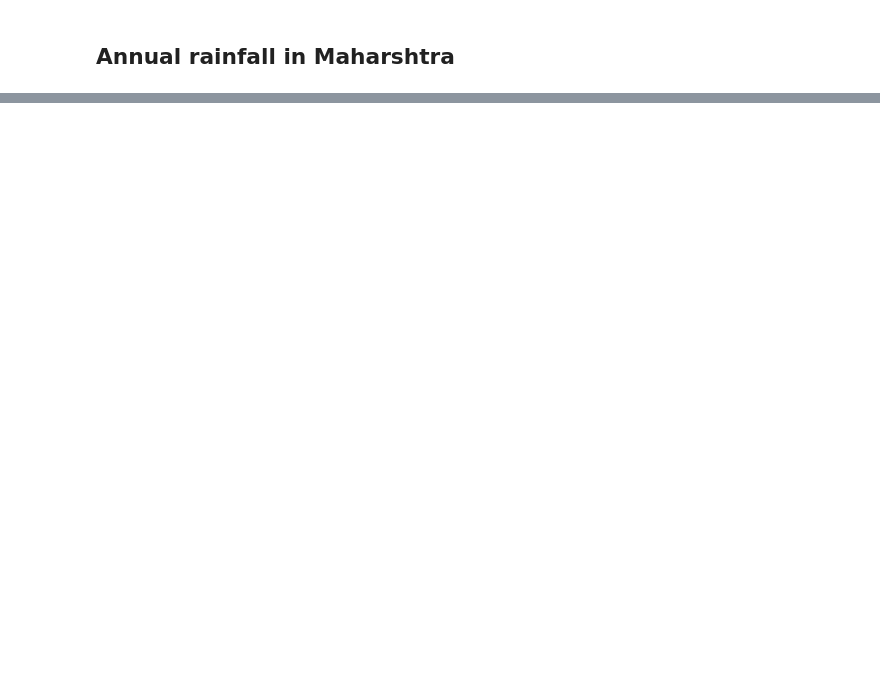
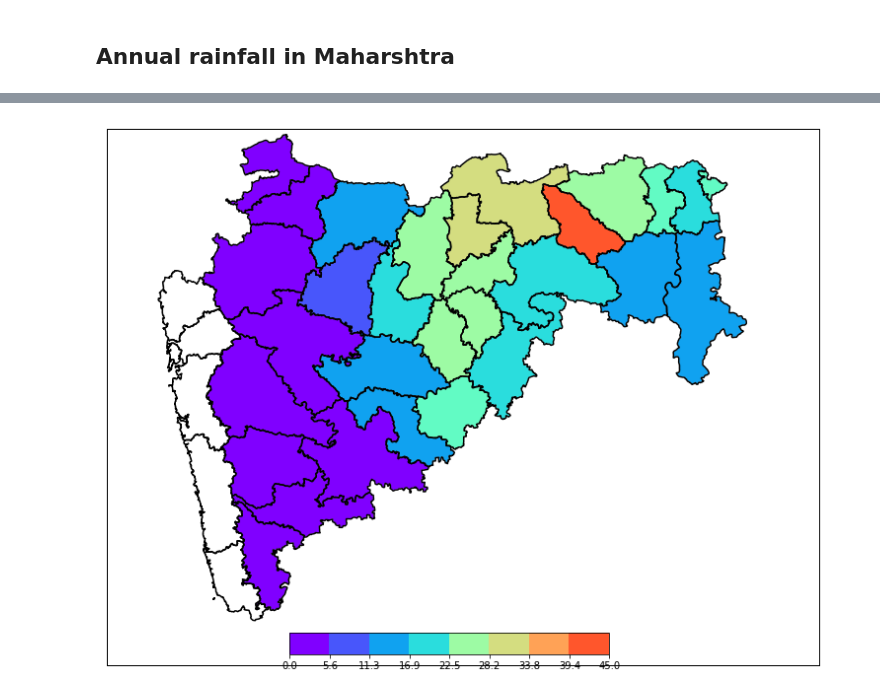
Before and after one commit to Abhishekmamidi123/Time-Series-Forecasting, a Jupyter notebook: Maharashtra/Maharashtra_Analysis.ipynb, the cells around one changed output, grey strips where cells are left out. Cells and saved outputs as stored; diff of their text form; code cells hidden in the pictures; blank space fills up the shorter version.

```diff
--- a/Maharashtra/Maharashtra_Analysis.ipynb
+++ b/Maharashtra/Maharashtra_Analysis.ipynb
@@ -265,0 +359,42 @@ Annual_rainfall.plot(figsize=(12,8))
+# %%
+fig = plt.figure(figsize=(15,10))
+ax = fig.add_subplot(111, frame_on=False)
+
+map = Basemap(projection='lcc',resolution='l', llcrnrlon=72,
+               llcrnrlat=15,urcrnrlon=82,urcrnrlat=22,lat_0=16,lon_0=75.11)
+
+map.drawmapboundary(fill_color='white')
+map.fillcontinents(color='white',lake_color='white')
+#map.drawcoastlines()
+
+map.readshapefile('gadm36_IND_shp/gadm36_IND_2', 'gadm36_IND_2', drawbounds = False)
+
+patches   = []
+facecolor_array = []
+
+for info, shape in zip(map.gadm36_IND_2_info, map.gadm36_IND_2):
+    if(info['NAME_1'] == 'Maharashtra'):
+        x, y = zip(*shape)
+        map.plot(x, y, marker=None, color='black')
+
+        district = info['NAME_2']
+        if district not in year_precipation.index:
+            color = '#dddddd'
+        else:
+            color = scheme[year_precipation.ix[district]['bin']]
+            patches.append( Polygon(np.array(shape), True))
+            facecolor_array.append(color)
+    else:
+        color = '#dddddd'
+
+ax.add_collection(PatchCollection(patches, facecolor= facecolor_array, edgecolor='w', linewidths=1., zorder=2))
+
+#ax.axhspan(0, 1000 * 1800, facecolor=facecolor_array, edgecolor='w', zorder=2)
+ax_legend = fig.add_axes([0.35, 0.14, 0.3, 0.03], zorder=3)
+cmap = matplotlib.colors.ListedColormap(scheme)
+cb = matplotlib.colorbar.ColorbarBase(ax_legend, cmap=cmap, ticks=bins, boundaries=bins, orientation='horizontal')
+cb.ax.set_xticklabels([str(round(i, 1)) for i in bins])
+
+plt.show()
+# %% [output]
+[figure, added]
```
Also changed, not shown: parts of 33 cells of this notebook.
